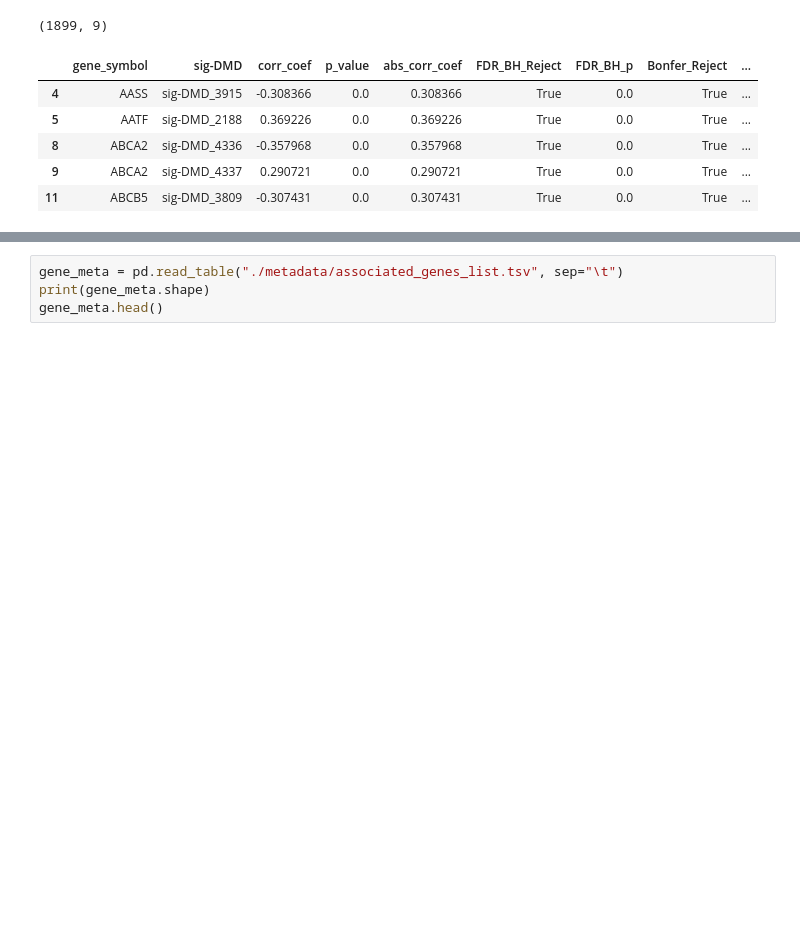
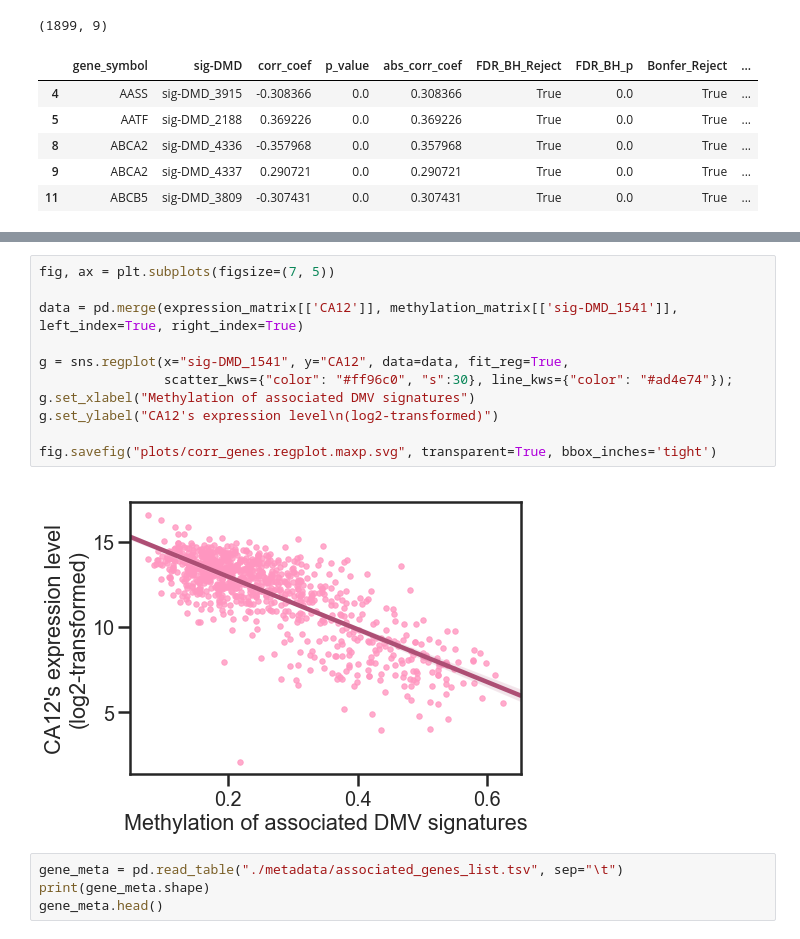
Before and after one commit to singuyenmai/DMV_BRCA_TCGA, a Jupyter notebook: Correlation_meth_expression.ipynb, the cells around one changed output, grey strips where cells are left out. Drawn from its saved outputs; the diff is of its cells as text; blank space fills up the shorter version.

```diff
--- a/Correlation_meth_expression.ipynb
+++ b/Correlation_meth_expression.ipynb
@@ -269,3 +321,16 @@ correlated_gene.head()
+# %%
+fig, ax = plt.subplots(figsize=(7, 5))
+
+data = pd.merge(expression_matrix[['CA12']], methylation_matrix[['sig-DMD_1541']], left_index=True, right_index=True)
+
+g = sns.regplot(x="sig-DMD_1541", y="CA12", data=data, fit_reg=True,
+                scatter_kws={"color": "#ff96c0", "s":30}, line_kws={"color": "#ad4e74"});
+g.set_xlabel("Methylation of associated DMV signatures")
+g.set_ylabel("CA12's expression level\n(log2-transformed)")
+
+fig.savefig("plots/corr_genes.regplot.maxp.svg", transparent=True, bbox_inches='tight')
+# %% [output]
+[figure, added]
 # %%
 gene_meta = pd.read_table("./metadata/associated_genes_list.tsv", sep="\t")
 print(gene_meta.shape)
```
Also changed, not shown: parts of 12 cells of this notebook, 7 other files.
